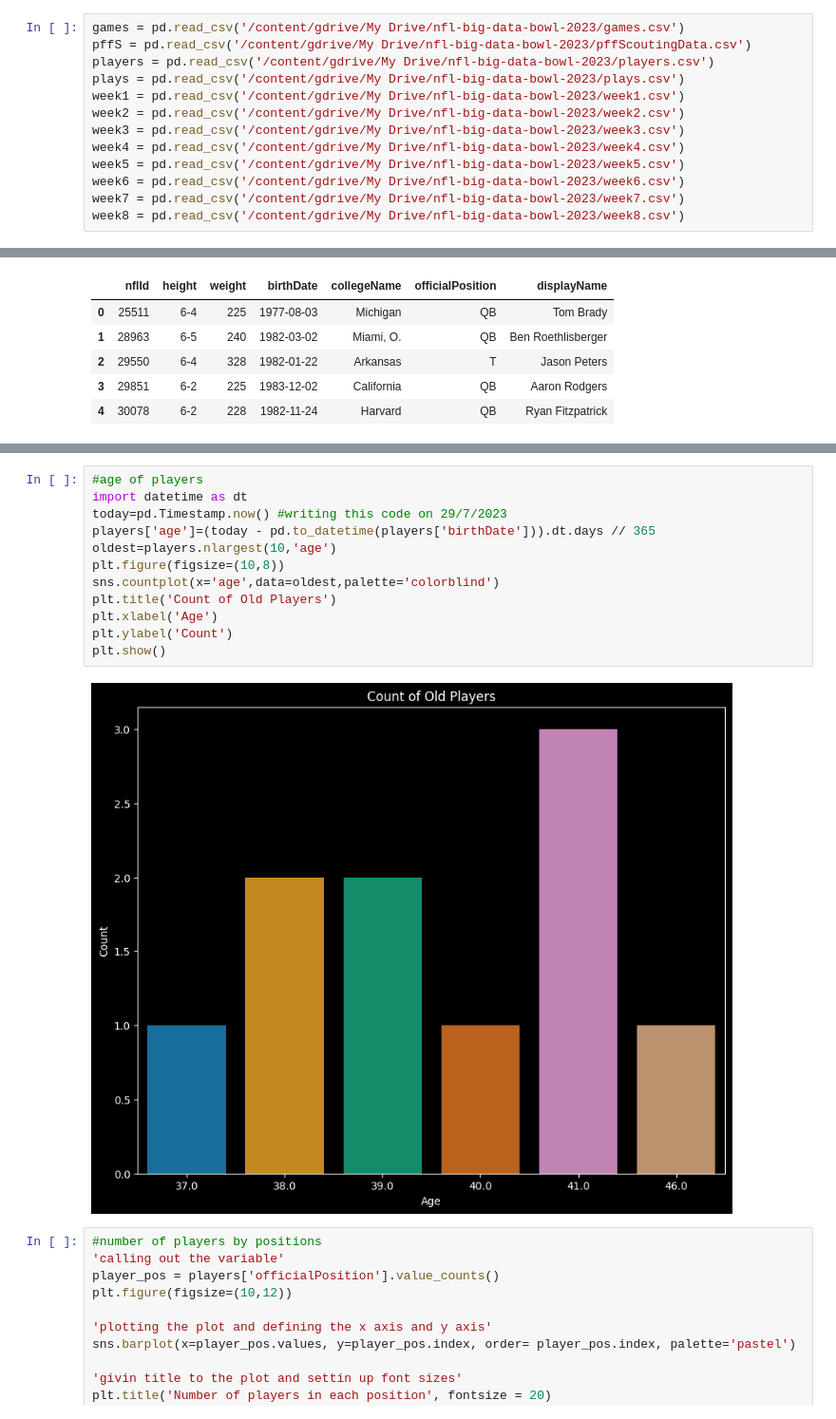
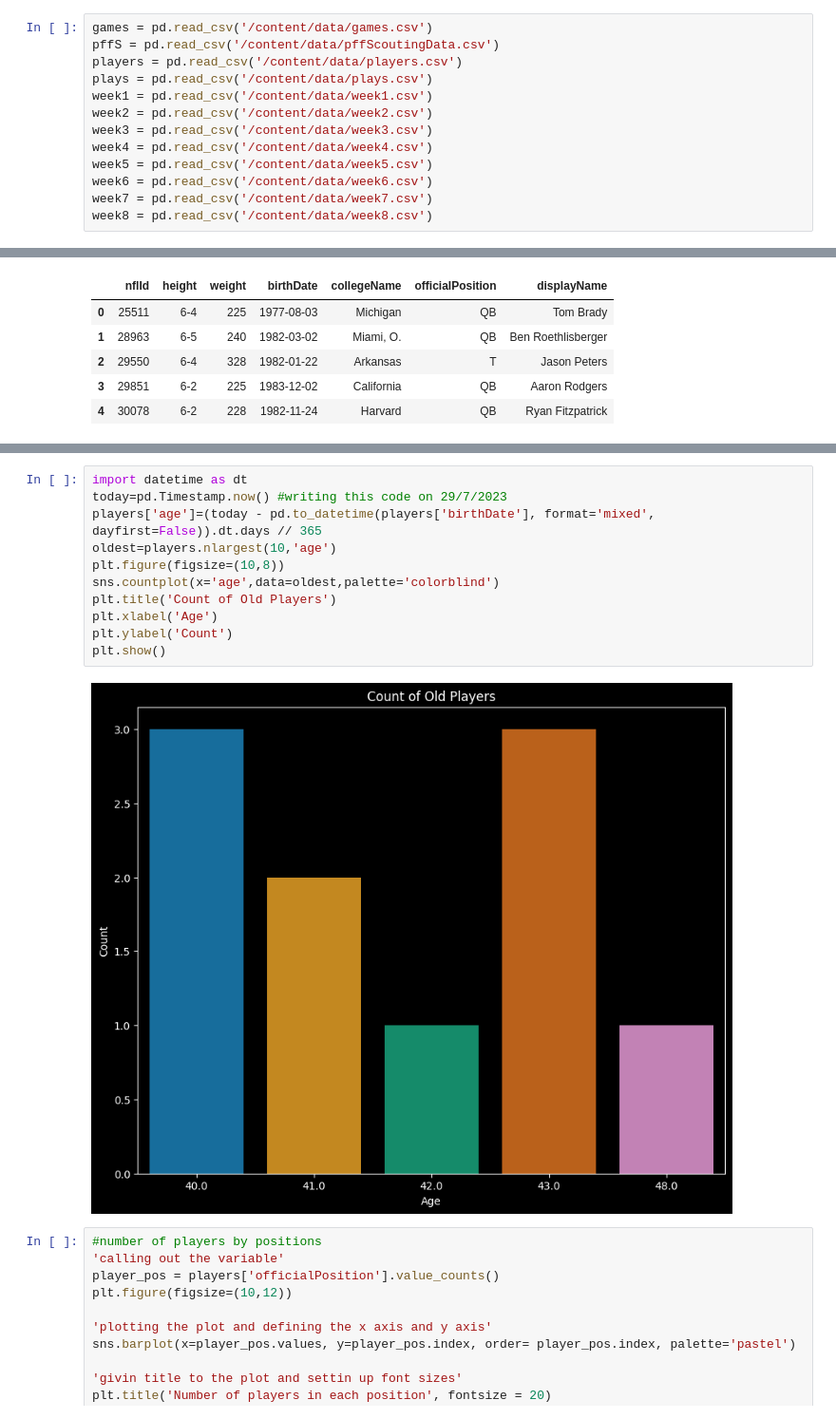
Before and after one commit to YashMajithia/NFL-Big-Data-Bowl-2023, a Jupyter notebook: NFL_Big_Data_Bowl.ipynb, the cells around one changed output, grey strips where cells are left out. Shown at 95% size. Drawn from its saved outputs; the diff is of its cells as text.

```diff
--- a/NFL_Big_Data_Bowl.ipynb
+++ b/NFL_Big_Data_Bowl.ipynb
@@ -29,16 +38,16 @@ Mounted at /content/gdrive
 # %%
-games = pd.read_csv('/content/gdrive/My Drive/nfl-big-data-bowl-2023/games.csv')
-pffS = pd.read_csv('/content/gdrive/My Drive/nfl-big-data-bowl-2023/pffScoutingData.csv')
-players = pd.read_csv('/content/gdrive/My Drive/nfl-big-data-bowl-2023/players.csv')
-plays = pd.read_csv('/content/gdrive/My Drive/nfl-big-data-bowl-2023/plays.csv')
-week1 = pd.read_csv('/content/gdrive/My Drive/nfl-big-data-bowl-2023/week1.csv')
-week2 = pd.read_csv('/content/gdrive/My Drive/nfl-big-data-bowl-2023/week2.csv')
-week3 = pd.read_csv('/content/gdrive/My Drive/nfl-big-data-bowl-2023/week3.csv')
-week4 = pd.read_csv('/content/gdrive/My Drive/nfl-big-data-bowl-2023/week4.csv')
-week5 = pd.read_csv('/content/gdrive/My Drive/nfl-big-data-bowl-2023/week5.csv')
-week6 = pd.read_csv('/content/gdrive/My Drive/nfl-big-data-bowl-2023/week6.csv')
-week7 = pd.read_csv('/content/gdrive/My Drive/nfl-big-data-bowl-2023/week7.csv')
-week8 = pd.read_csv('/content/gdrive/My Drive/nfl-big-data-bowl-2023/week8.csv')
+games = pd.read_csv('/content/data/games.csv')
+pffS = pd.read_csv('/content/data/pffScoutingData.csv')
+players = pd.read_csv('/content/data/players.csv')
+plays = pd.read_csv('/content/data/plays.csv')
+week1 = pd.read_csv('/content/data/week1.csv')
+week2 = pd.read_csv('/content/data/week2.csv')
+week3 = pd.read_csv('/content/data/week3.csv')
+week4 = pd.read_csv('/content/data/week4.csv')
+week5 = pd.read_csv('/content/data/week5.csv')
+week6 = pd.read_csv('/content/data/week6.csv')
+week7 = pd.read_csv('/content/data/week7.csv')
+week8 = pd.read_csv('/content/data/week8.csv')
 # %% [markdown]
 # **BASIC DATA HEADS-UP**
 A heads up into the basic information like number of games per date, which team played the most against each other, at what time major games were played, and how many times teams play home and away games.
@@ -173,17 +182,16 @@ plt.show()
 # %%
-#age of players
 import datetime as dt
 today=pd.Timestamp.now() #writing this code on 29/7/2023
-players['age']=(today - pd.to_datetime(players['birthDate'])).dt.days // 365
+players['age']=(today - pd.to_datetime(players['birthDate'], format='mixed', dayfirst=False)).dt.days // 365
 oldest=players.nlargest(10,'age')
 plt.figure(figsize=(10,8))
 sns.countplot(x='age',data=oldest,palette='colorblind')
 plt.title('Count of Old Players')
 plt.xlabel('Age')
 plt.ylabel('Count')
 plt.show()
 # %% [output]
-[figure, old version]
+[figure, new version]
 # %%
 #number of players by positions
 'calling out the variable'
```
Also changed, not shown: parts of 8 cells of this notebook.
